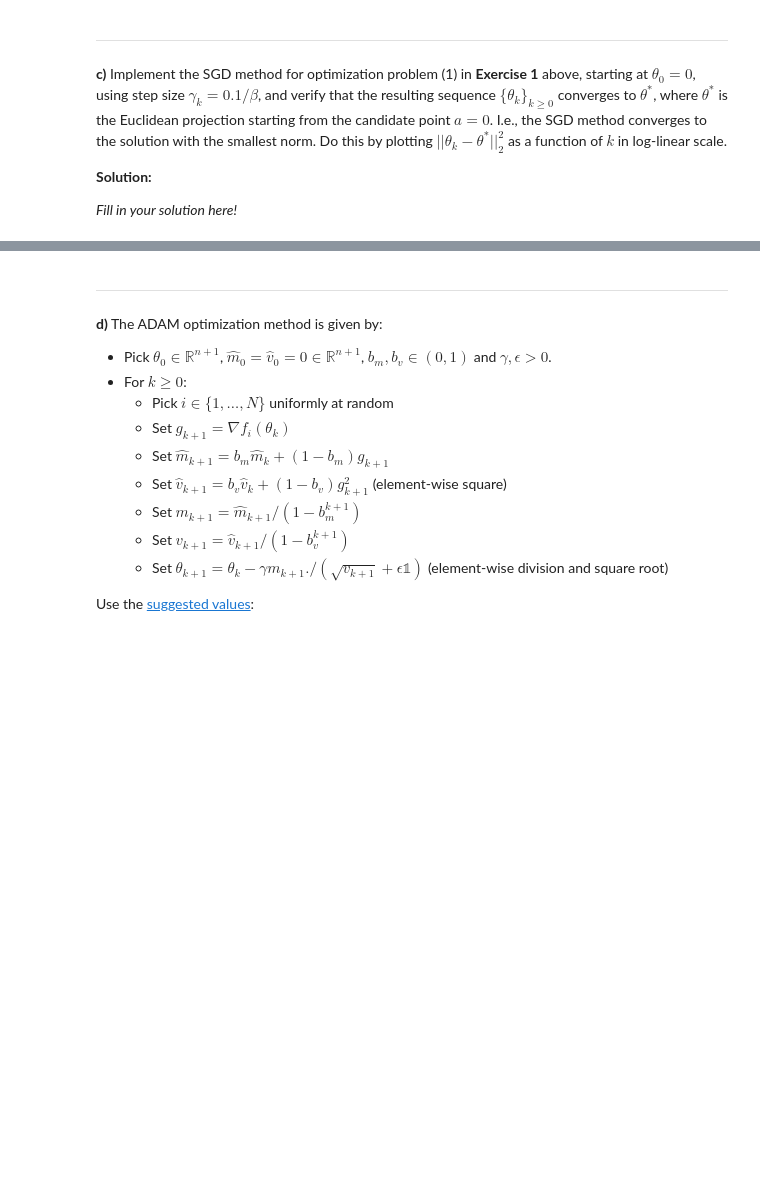
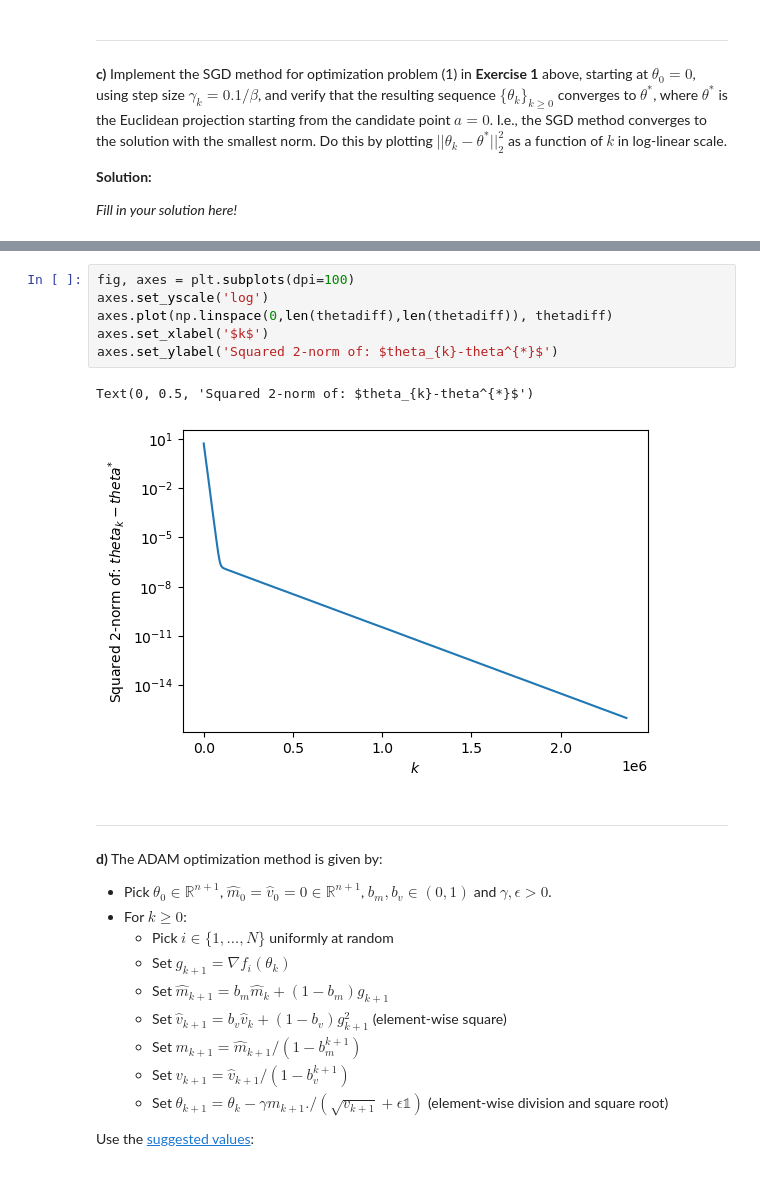
Before and after one commit to RasmusBacklund/FRTN50, a Jupyter notebook: handin2.ipynb, the cells around one changed output, grey strips where cells are left out. Saved outputs shown, nothing was run; the diff lists cells and outputs as text; blank space fills up the shorter version.

```diff
--- a/handin2.ipynb
+++ b/handin2.ipynb
@@ -1701,3 +1788,12 @@ _Fill in your solution here!_
+# %%
+fig, axes = plt.subplots(dpi=100)
+axes.set_yscale('log')
+axes.plot(np.linspace(0,len(thetadiff),len(thetadiff)), thetadiff)
+axes.set_xlabel('$k$')
+axes.set_ylabel('Squared 2-norm of: $theta_{k}-theta^{*}$')
+# %% [output]
+Text(0, 0.5, 'Squared 2-norm of: $theta_{k}-theta^{*}$')
+[figure, added]
 # %% [markdown]
 ---
 
```
Also changed, not shown: parts of 9 cells of this notebook.
